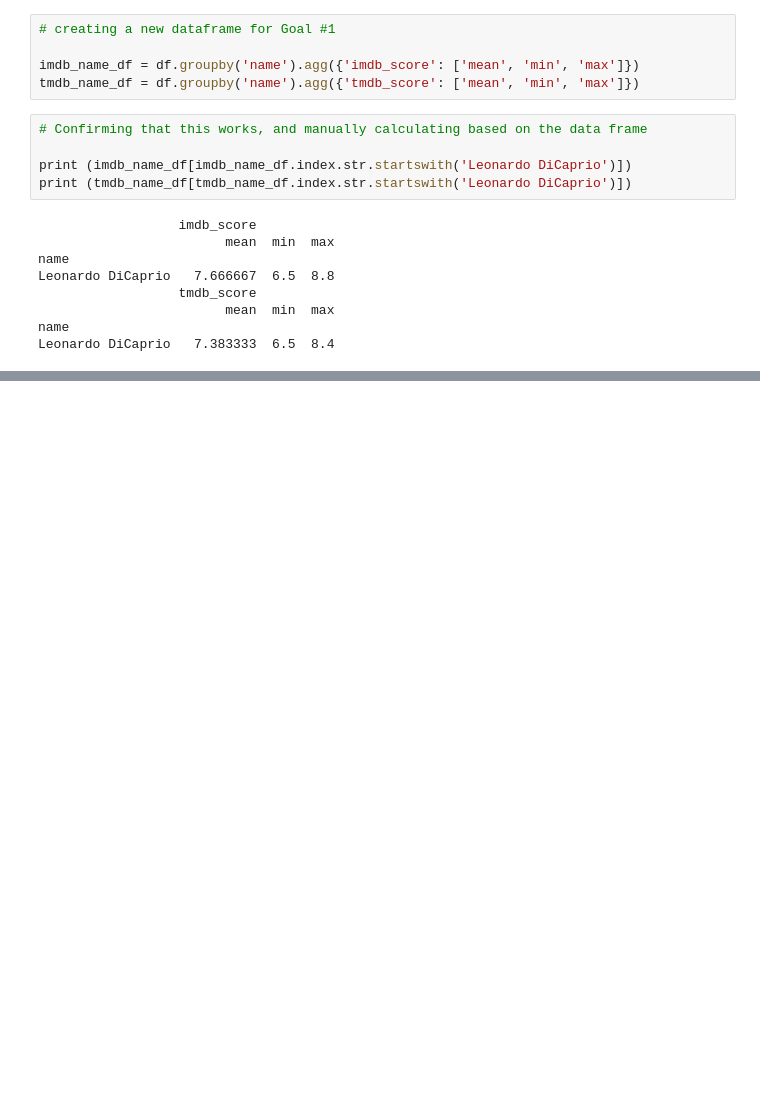
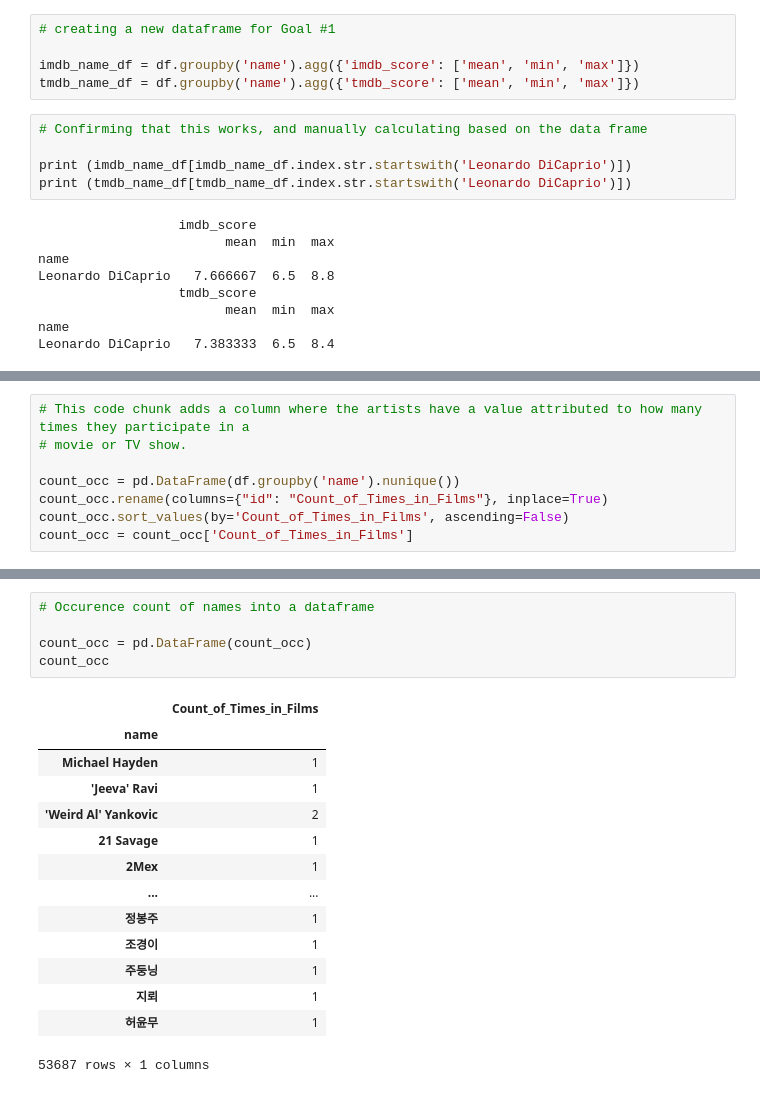
Before and after one commit to lukeonyw/netflix-analysis, a Jupyter notebook: netflix-analysis/Netflix Analysis.ipynb, the cells around one changed output, grey strips where cells are left out. Drawn from its saved outputs; the diff is of its cells as text; blank space fills up the shorter version.

```diff
--- a/netflix-analysis/Netflix Analysis.ipynb
+++ b/netflix-analysis/Netflix Analysis.ipynb
@@ -69,0 +144,8 @@ imdb_name_df
+# %%
+# This code chunk adds a column where the artists have a value attributed to how many times they participate in a
+# movie or TV show.
+
+count_occ = pd.DataFrame(df.groupby('name').nunique())
+count_occ.rename(columns={"id": "Count_of_Times_in_Films"}, inplace=True)
+count_occ.sort_values(by='Count_of_Times_in_Films', ascending=False)
+count_occ = count_occ['Count_of_Times_in_Films']
@@ -69,0 +158,20 @@ imdb_name_df
+# %%
+# Occurence count of names into a dataframe
+
+count_occ = pd.DataFrame(count_occ)
+count_occ
+# %% [output]
+|  | Count_of_Times_in_Films |
+| name |  |
+| Michael Hayden | 1 |
+| 'Jeeva' Ravi | 1 |
+| 'Weird Al' Yankovic | 2 |
+| 21 Savage | 1 |
+| 2Mex | 1 |
+| ... | ... |
+| 정봉주 | 1 |
+| 조경이 | 1 |
+| 주둥닝 | 1 |
+| 지뢰 | 1 |
+| 허윤무 | 1 |
+53687 rows × 1 columns
```
Also changed, not shown: parts of 10 cells of this notebook.
